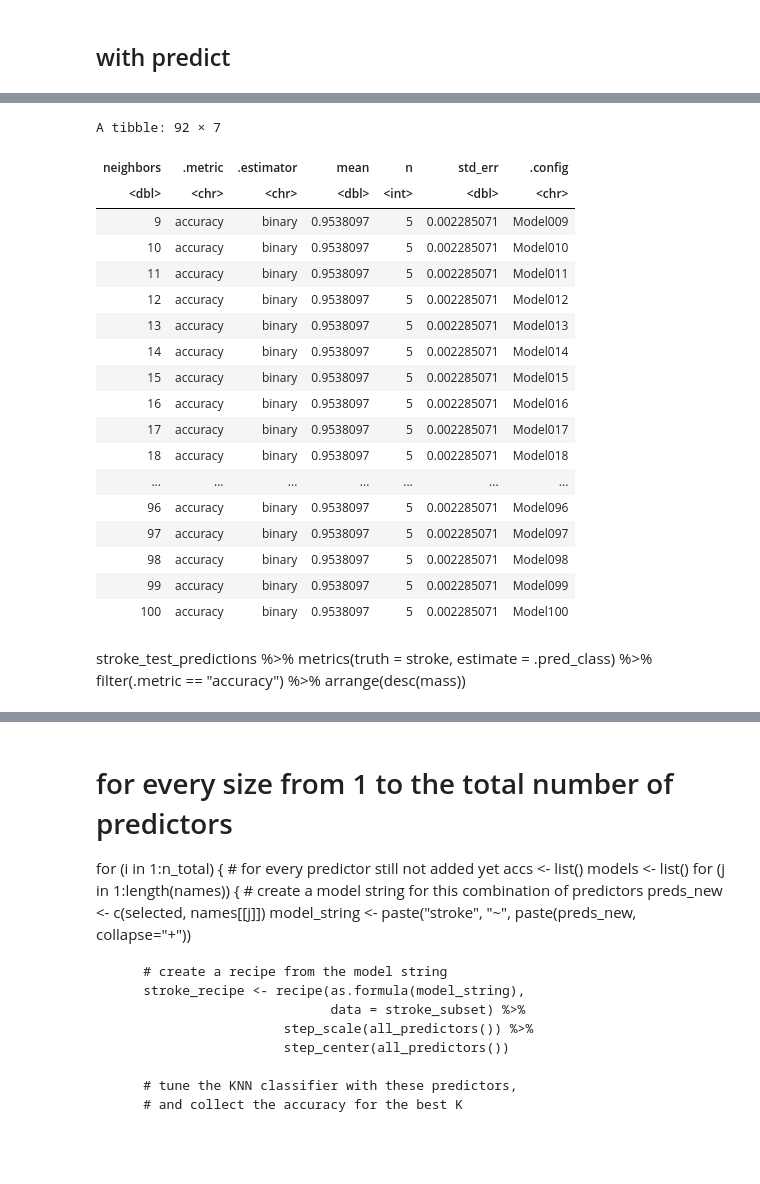
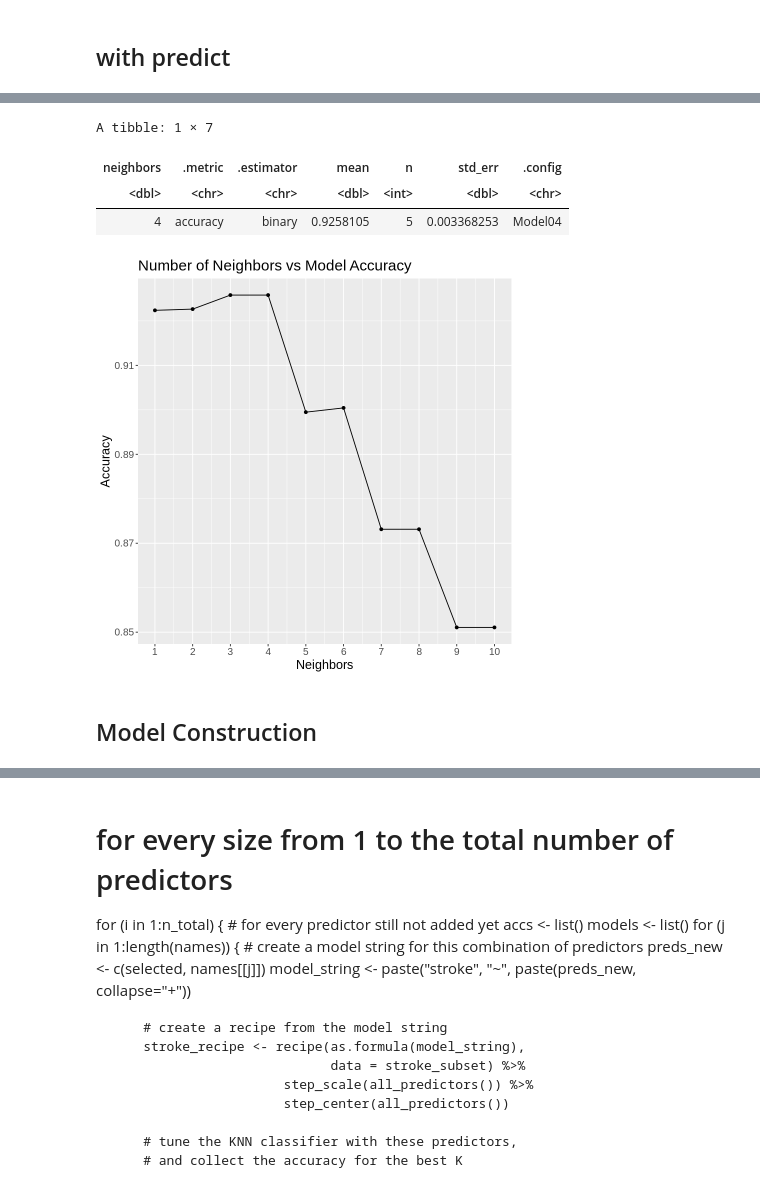
Before and after one commit to Gaelhpalmer/dsci-100-project, a Jupyter notebook: test.ipynb, the cells around one changed output, grey strips where cells are left out. Saved outputs shown, nothing was run; the diff lists cells and outputs as text; code cells hidden in the pictures; blank space fills up the shorter version.

```diff
--- a/test.ipynb
+++ b/test.ipynb
@@ -301,26 +298,0 @@ A tibble: 42 × 7
-# %%
-accuracies <- knn_results %>% # Plot accuracies vs neighbours
-  filter(.metric == "accuracy")
-optimal_neighbours <- accuracies %>%
-  filter(mean == max(mean))
-optimal_neighbours
-# %% [output]
-A tibble: 92 × 7
-| neighbors | .metric | .estimator | mean | n | std_err | .config |
-| <dbl> | <chr> | <chr> | <dbl> | <int> | <dbl> | <chr> |
-| 9 | accuracy | binary | 0.9538097 | 5 | 0.002285071 | Model009 |
-| 10 | accuracy | binary | 0.9538097 | 5 | 0.002285071 | Model010 |
-| 11 | accuracy | binary | 0.9538097 | 5 | 0.002285071 | Model011 |
-| 12 | accuracy | binary | 0.9538097 | 5 | 0.002285071 | Model012 |
-| 13 | accuracy | binary | 0.9538097 | 5 | 0.002285071 | Model013 |
-| 14 | accuracy | binary | 0.9538097 | 5 | 0.002285071 | Model014 |
-| 15 | accuracy | binary | 0.9538097 | 5 | 0.002285071 | Model015 |
-| 16 | accuracy | binary | 0.9538097 | 5 | 0.002285071 | Model016 |
-| 17 | accuracy | binary | 0.9538097 | 5 | 0.002285071 | Model017 |
-| 18 | accuracy | binary | 0.9538097 | 5 | 0.002285071 | Model018 |
-| ... | ... | ... | ... | ... | ... | ... |
-| 96 | accuracy | binary | 0.9538097 | 5 | 0.002285071 | Model096 |
-| 97 | accuracy | binary | 0.9538097 | 5 | 0.002285071 | Model097 |
-| 98 | accuracy | binary | 0.9538097 | 5 | 0.002285071 | Model098 |
-| 99 | accuracy | binary | 0.9538097 | 5 | 0.002285071 | Model099 |
-| 100 | accuracy | binary | 0.9538097 | 5 | 0.002285071 | Model100 |
@@ -330,5 +299,29 @@ stroke_test_predictions <- predict(knn_fit, stroke_test) %>%
-# %% [markdown]
-stroke_test_predictions %>%
-  metrics(truth = stroke, estimate = .pred_class) %>%
-  filter(.metric == "accuracy") %>%
-  arrange(desc(mass))
+# %%
+accuracies <- knn_results %>% # Plot accuracies vs neighbours
+  filter(.metric == "accuracy")
+
+# This plot
+accuracies_vs_ks <- accuracies %>%
+    ggplot(aes(x=neighbors, y=mean)) +
+    geom_point() +
+    geom_line() +
+    ggtitle("Number of Neighbors vs Model Accuracy") +
+    labs(x="Neighbors", y="Accuracy") +
+    theme(text = element_text(size=15)) +
+    scale_x_continuous(breaks=c(1:10))
+
+accuracies_vs_ks
+
+# This is the optimal number of neighbors, found by determining the max accuracy
+
+optimal_neighbours <- accuracies %>%
+  filter(mean == max(mean))
+optimal_neighbours
+# %% [output]
+A tibble: 1 × 7
+| neighbors | .metric | .estimator | mean | n | std_err | .config |
+| <dbl> | <chr> | <chr> | <dbl> | <int> | <dbl> | <chr> |
+| 4 | accuracy | binary | 0.9258105 | 5 | 0.003368253 | Model04 |
+[figure, added]
+# %% [markdown]
+## Model Construction ##
```
Also changed, not shown: parts of 11 cells of this notebook.
